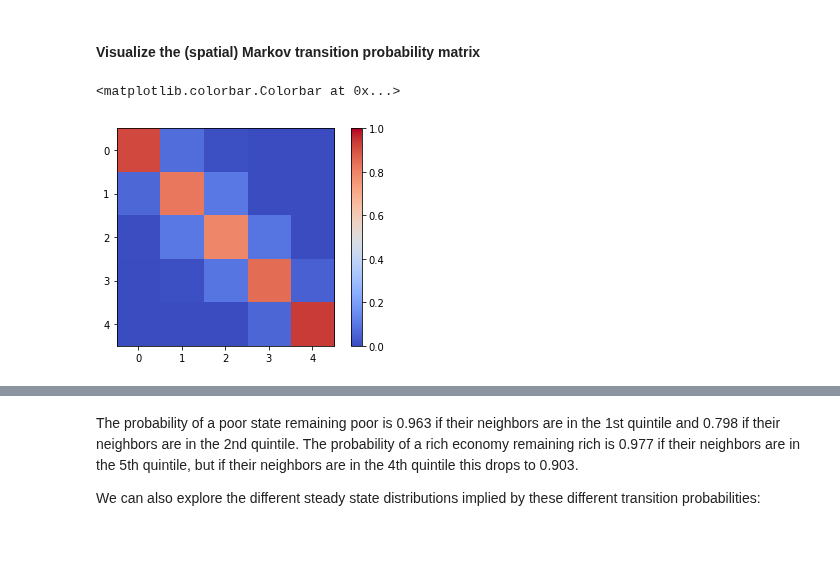
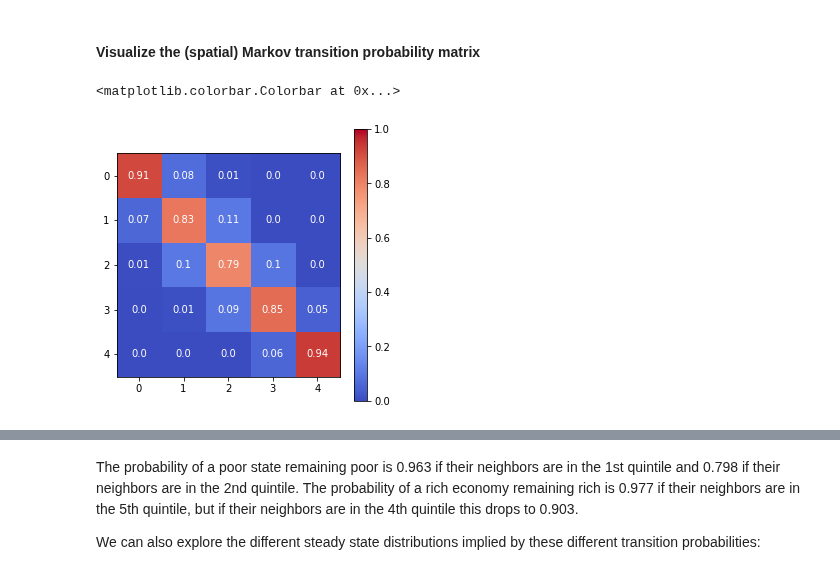
Before and after one commit to pysal/giddy, a Jupyter notebook: notebooks/Markov Based Methods.ipynb, the cells around one changed output, grey strips where cells are left out. Drawn from its saved outputs; the diff is of its cells as text; code cells hidden in the pictures; blank space fills up the shorter version.

```diff
--- a/notebooks/Markov Based Methods.ipynb
+++ b/notebooks/Markov Based Methods.ipynb
@@ -320,12 +320,18 @@ p-value                0.000                0.000
 --------------------------------------------------------------
 # %% [markdown]
 #### Visualize the (spatial) Markov transition probability matrix
-# %%
-plt.imshow(sm.p,cmap = "coolwarm",vmin=0, vmax=1)
-plt.colorbar()
-# %% [output]
-<matplotlib.colorbar.Colorbar at 0x...>
-[figure, removed]
+# %%
+fig, ax = plt.subplots(figsize = (5,5))
+im = ax.imshow(sm.p,cmap = "coolwarm",vmin=0, vmax=1)
+# Loop over data dimensions and create text annotations.
+for i in range(len(sm.p)):
+    for j in range(len(sm.p)):
+        text = ax.text(j, i, round(sm.p[i, j], 2),
+                       ha="center", va="center", color="w")
+ax.figure.colorbar(im, ax=ax)
+# %% [output]
+<matplotlib.colorbar.Colorbar at 0x...>
+[figure, added]
 # %%
 fig, axes = plt.subplots(2,3,figsize = (15,10))
 
```
Also changed, not shown: parts of 6 cells of this notebook, 2 other files.
